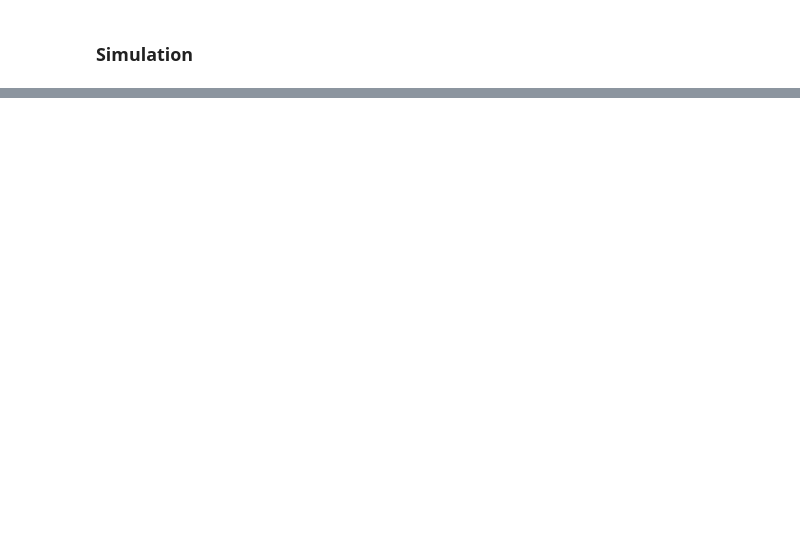
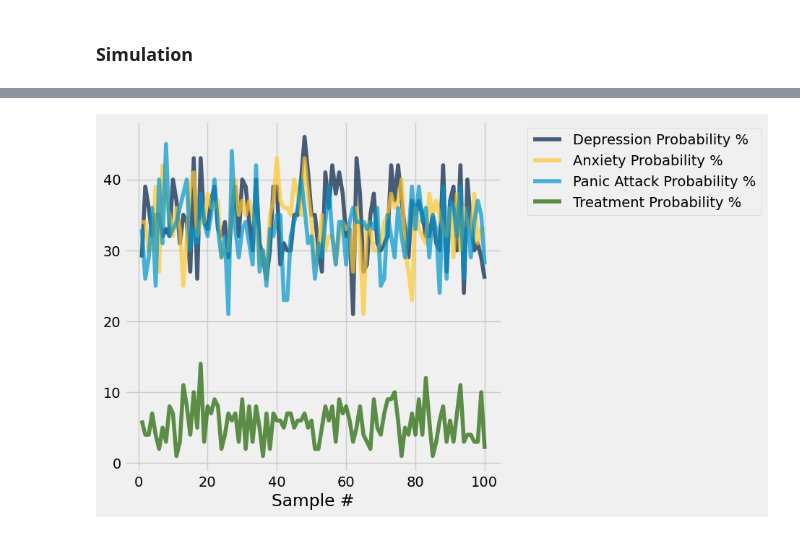
Before and after one commit to daveyloder/Temple-Code, a Jupyter notebook: SCTC 1013/Group Project/StudentHealth.ipynb, the cells around one changed output, grey strips where cells are left out. Drawn from its saved outputs; the diff is of its cells as text; code cells hidden in the pictures; blank space fills up the shorter version.

```diff
--- a/SCTC 1013/Group Project/StudentHealth.ipynb
+++ b/SCTC 1013/Group Project/StudentHealth.ipynb
@@ -489,0 +474,21 @@ Anxiety Probability Sample
+# %%
+def probability_table(table,sample_num):
+    sample_run = []
+    depression_percentage = []
+    anxiety_percentage = []
+    panic_percentage = []
+    treatment_percentage = []
+    for i in range(sample_num):
+        table_sample = table.sample(sample_num)
+        sample_run.append(i+1)
+        depression_percentage.append(100*(sum(table_sample.where("Depression", are.equal_to("Yes")).group("Major").column("count"))/sum(table_sample.group("Major").column("count"))))
+        anxiety_percentage.append(100*(sum(table_sample.where("Anxiety", are.equal_to("Yes")).group("Major").column("count"))/sum(table_sample.group("Major").column("count"))))
+        panic_percentage.append(100*(sum(table_sample.where("Panic Attacks", are.equal_to("Yes")).group("Major").column("count"))/sum(table_sample.group("Major").column("count"))))
+        treatment_percentage.append(100*(sum(table_sample.where("Treatment", are.equal_to("Yes")).group("Major").column("count"))/sum(table_sample.group("Major").column("count"))))
+    probabilty_table = Table().with_columns(
+    "Sample #",sample_run,
+    "Depression Probability %", depression_percentage,
+    "Anxiety Probability %", anxiety_percentage,
+    "Panic Attack Probability %", panic_percentage,
+    "Treatment Probability %", treatment_percentage)
+    return probabilty_table
@@ -489,0 +527,4 @@ Anxiety Probability Sample
+# %%
+sample_table_all.plot("Sample #")
+# %% [output]
+[figure, added]
```
Also changed, not shown: parts of 16 cells of this notebook.
